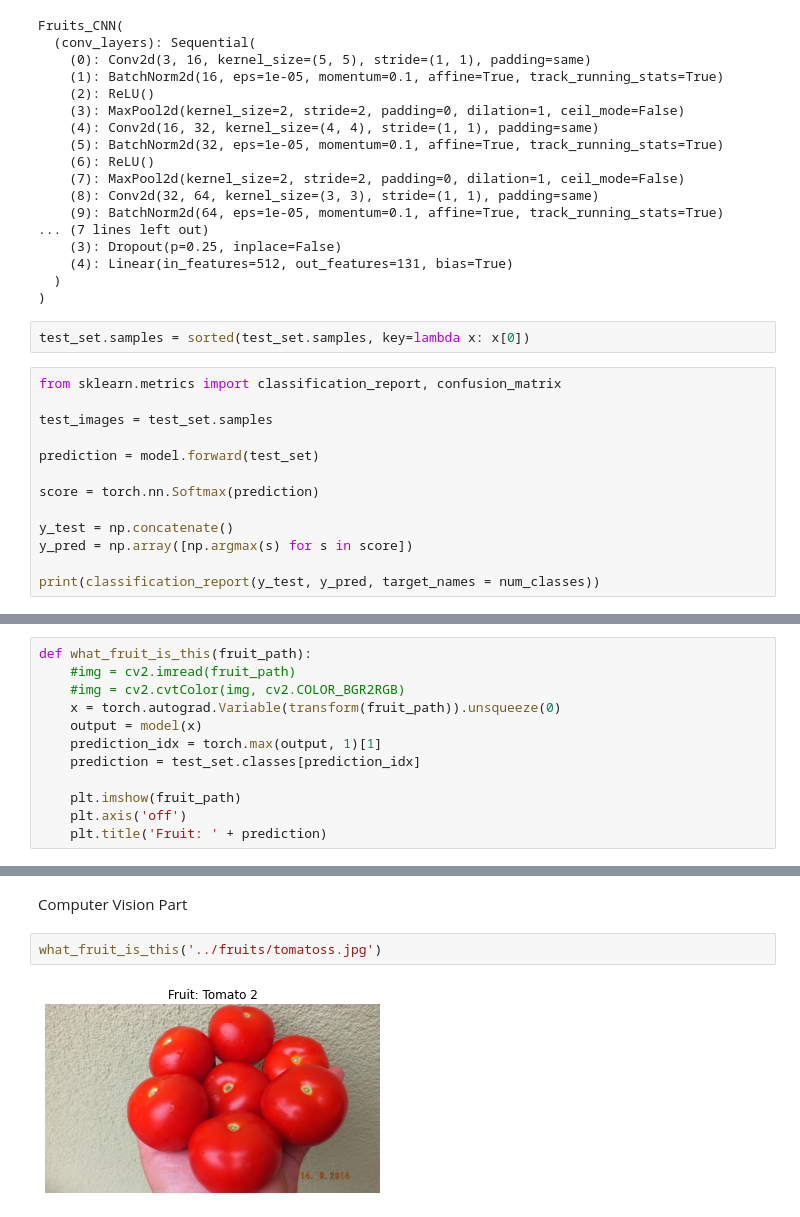
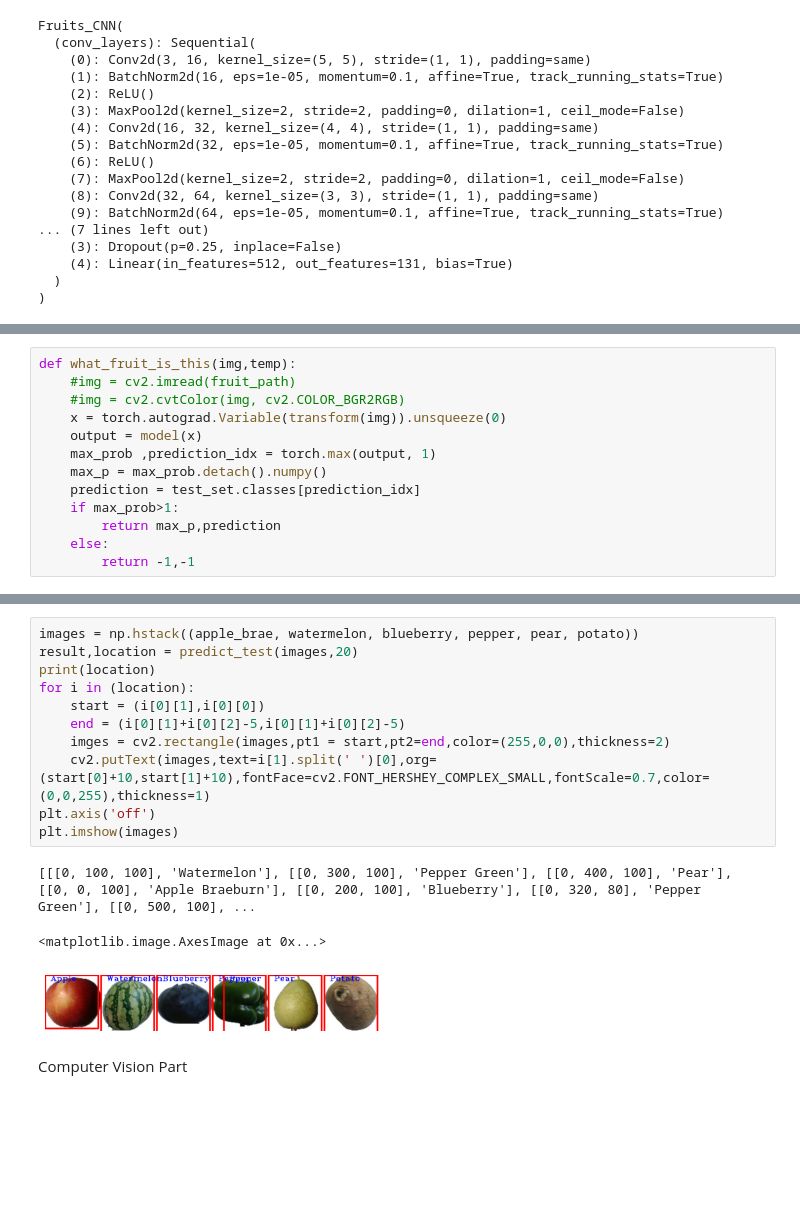
Before and after one commit to JODGEW/Fruit-Classification, a Jupyter notebook: classification.ipynb, the cells around one changed output, grey strips where cells are left out. Cells and saved outputs as stored; diff of their text form; blank space fills up the shorter version.

Commit message:
Added images for testing

```diff
--- a/classification.ipynb
+++ b/classification.ipynb
@@ -403,18 +324,3 @@ Fruits_CNN(
     (4): Linear(in_features=512, out_features=131, bias=True)
   )
 )
-# %%
-test_set.samples = sorted(test_set.samples, key=lambda x: x[0])
-# %%
-from sklearn.metrics import classification_report, confusion_matrix
-
-test_images = test_set.samples
-
-prediction = model.forward(test_set)
-
-score = torch.nn.Softmax(prediction)
-
-y_test = np.concatenate()
-y_pred = np.array([np.argmax(s) for s in score])
-
-print(classification_report(y_test, y_pred, target_names = num_classes))
@@ -432,12 +327,13 @@ fruits = glob('../archive/fruits-360_dataset/fruits-360/Test/*/*.jpg', recursive
 # %%
-def what_fruit_is_this(fruit_path):
+def what_fruit_is_this(img,temp):
     #img = cv2.imread(fruit_path)
     #img = cv2.cvtColor(img, cv2.COLOR_BGR2RGB)
-    x = torch.autograd.Variable(transform(fruit_path)).unsqueeze(0)
+    x = torch.autograd.Variable(transform(img)).unsqueeze(0)
     output = model(x)
-    prediction_idx = torch.max(output, 1)[1]
+    max_prob ,prediction_idx = torch.max(output, 1)
+    max_p = max_prob.detach().numpy()
     prediction = test_set.classes[prediction_idx]
-
-    plt.imshow(fruit_path)
-    plt.axis('off')
-    plt.title('Fruit: ' + prediction)
+    if max_prob>1:
+        return max_p,prediction
+    else:
+        return -1,-1
@@ -468,6 +460,17 @@ what_fruit_is_this(random.choice(fruits))
+# %%
+images = np.hstack((apple_brae, watermelon, blueberry, pepper, pear, potato))
+result,location = predict_test(images,20)
+print(location)
+for i in (location):
+    start = (i[0][1],i[0][0])
+    end = (i[0][1]+i[0][2]-5,i[0][1]+i[0][2]-5)
+    imges = cv2.rectangle(images,pt1 = start,pt2=end,color=(255,0,0),thickness=2)
+    cv2.putText(images,text=i[1].split(' ')[0],org=(start[0]+10,start[1]+10),fontFace=cv2.FONT_HERSHEY_COMPLEX_SMALL,fontScale=0.7,color=(0,0,255),thickness=1)
+plt.axis('off')
+plt.imshow(images)
+# %% [output]
+[[[0, 100, 100], 'Watermelon'], [[0, 300, 100], 'Pepper Green'], [[0, 400, 100], 'Pear'], [[0, 0, 100], 'Apple Braeburn'], [[0, 200, 100], 'Blueberry'], [[0, 320, 80], 'Pepper Green'], [[0, 500, 100], ...
+<matplotlib.image.AxesImage at 0x...>
+[figure, added]
 # %% [markdown]
 Computer Vision Part
-# %%
-what_fruit_is_this('../fruits/tomatoss.jpg')
-# %% [output]
-[figure, removed]
```
Also changed, not shown: parts of 29 cells of this notebook, 40 other files.
